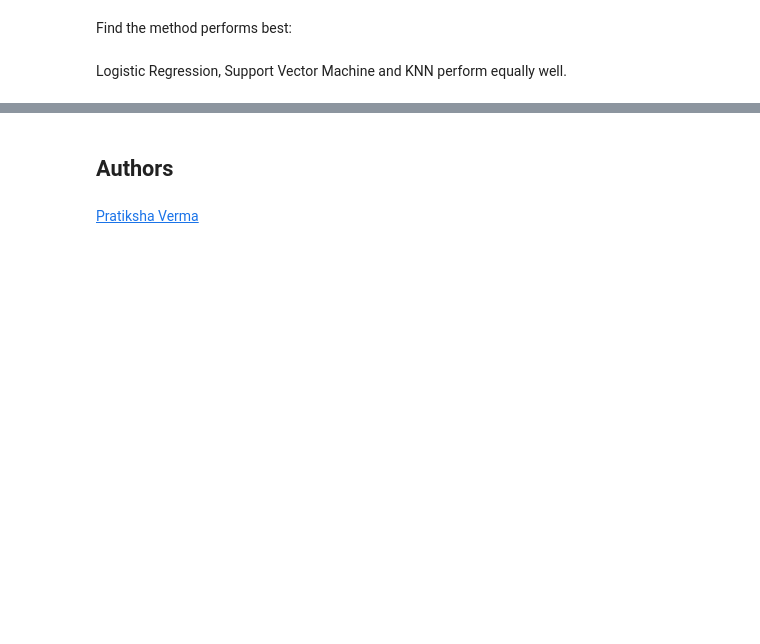
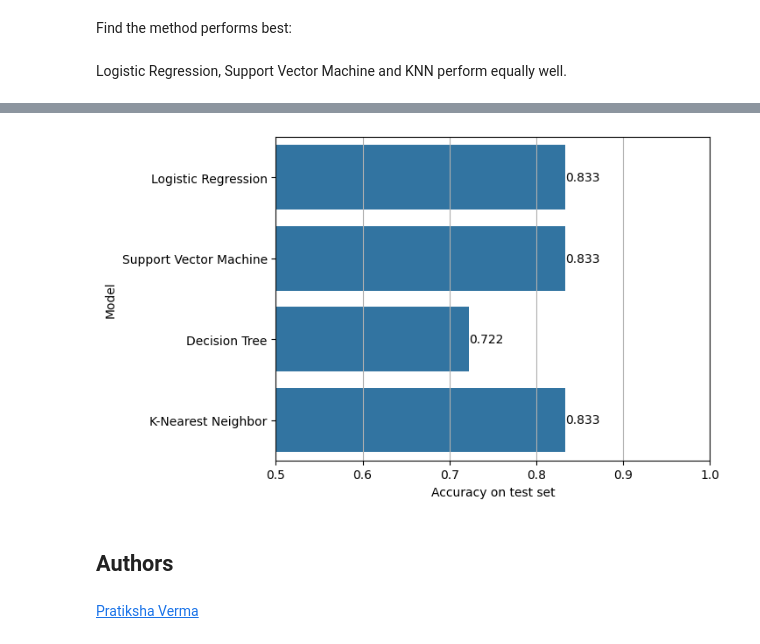
Before and after one commit to pwruch/data-science-capstone-project, a Jupyter notebook: module-4-predictive-analytics/02 SpaceX-Machine-Learning-Prediction-Part-5-v1.ipynb, the cells around one changed output, grey strips where cells are left out. Drawn from its saved outputs; the diff is of its cells as text; code cells hidden in the pictures; blank space fills up the shorter version.

```diff
--- a/module-4-predictive-analytics/02 SpaceX-Machine-Learning-Prediction-Part-5-v1.ipynb
+++ b/module-4-predictive-analytics/02 SpaceX-Machine-Learning-Prediction-Part-5-v1.ipynb
@@ -397,3 +419,10 @@ Logistic Regression, Support Vector Machine and KNN perform equally well.
+# %%
+ax = sns.barplot(Report, y="Model", x="Accuracy on test set")
+ax.bar_label(ax.containers[0], fontsize=10)
+ax.set_xlim(0.5, 1.0)
+ax.grid(True, axis='x')
+# %% [output]
+[figure, added]
 # %% [markdown]
 ## Authors
 # %% [markdown]
```
Also changed, not shown: parts of 5 cells of this notebook.
